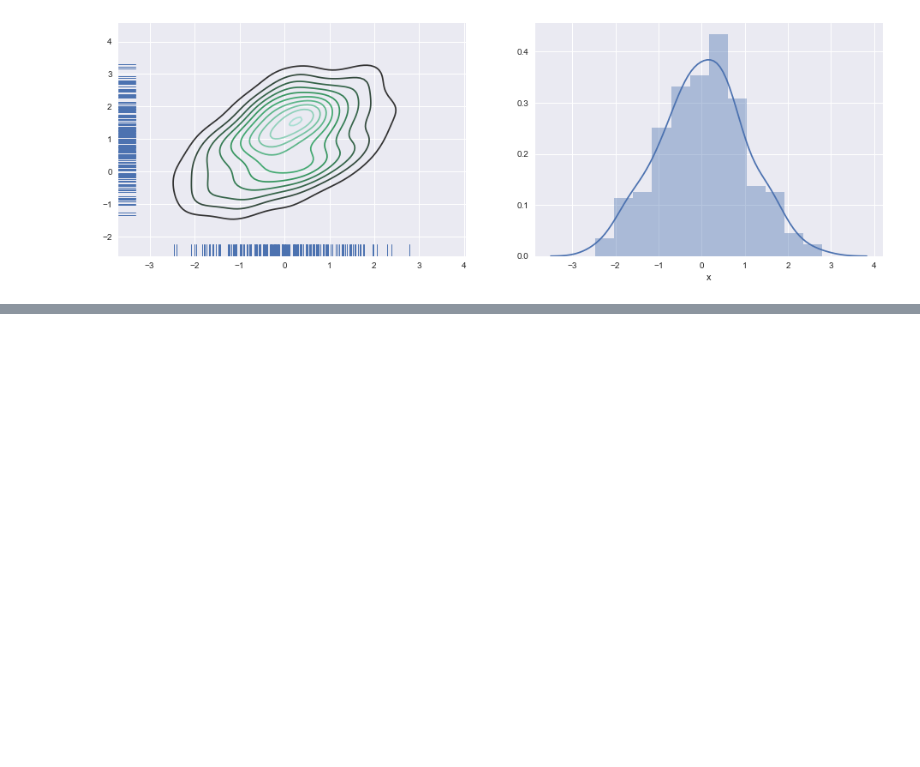
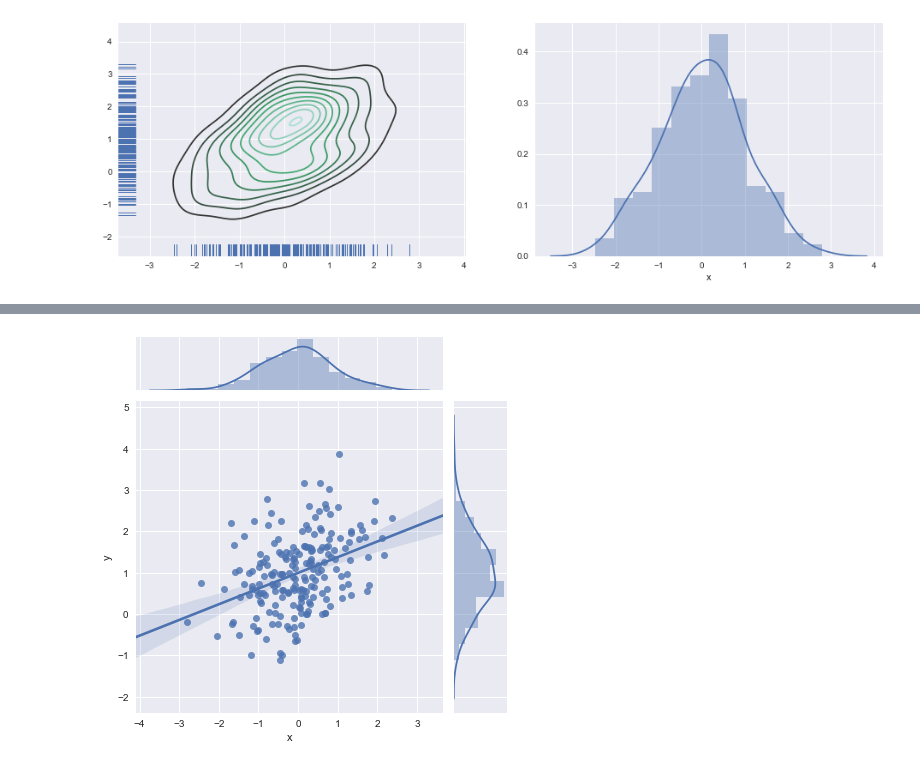
Before and after one commit to WarmingWang/reptiles_gh, a Jupyter notebook: Machine Learning/seaborn/ch02_Plotting_functions.ipynb, the cells around one changed output, grey strips where cells are left out. Cells and saved outputs as stored; diff of their text form; code cells hidden in the pictures; blank space fills up the shorter version.

```diff
--- a/Machine Learning/seaborn/ch02_Plotting_functions.ipynb
+++ b/Machine Learning/seaborn/ch02_Plotting_functions.ipynb
@@ -86,0 +104,5 @@ sns.distplot(df.x,ax=axes[1]);
+# %%
+g = sns.JointGrid(x="x", y="y", data=df)
+g.plot(sns.regplot, sns.distplot);
+# %% [output]
+[figure, added]
```
Also changed, not shown: parts of 12 cells of this notebook.
